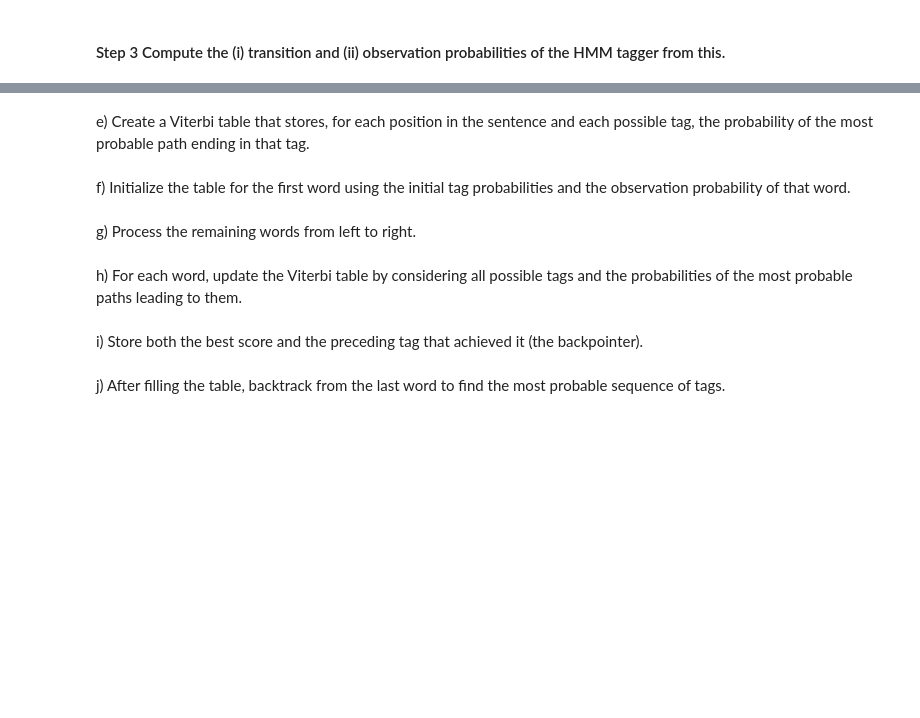
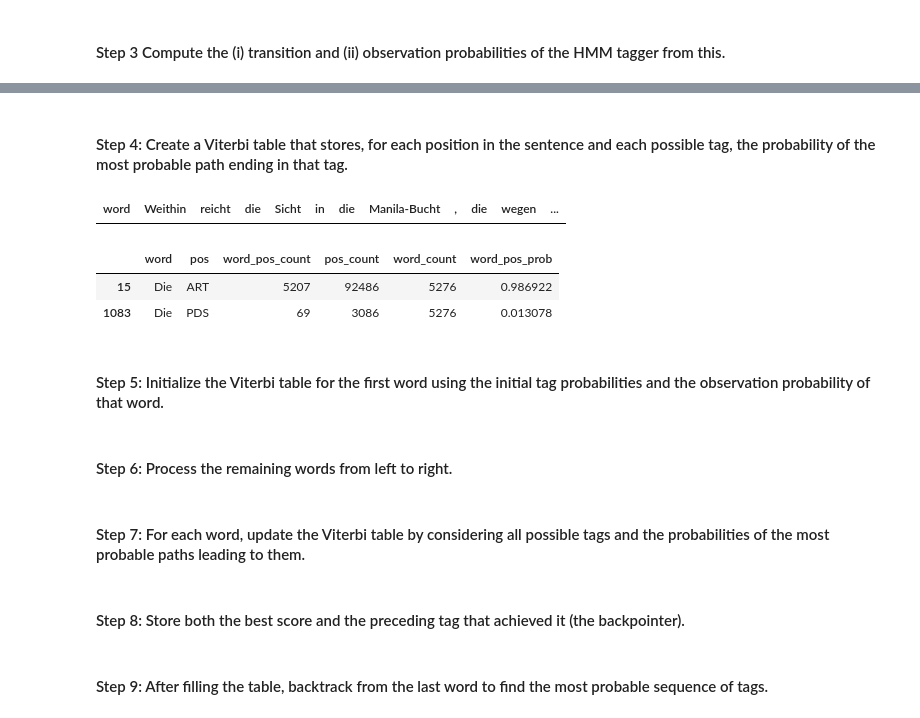
Before and after one commit to FritzSavira/NLPROC-ALV-B, a Jupyter notebook: assignment-03/assignment-03-Task-2ab.ipynb, the cells around one changed output, grey strips where cells are left out. Saved outputs shown, nothing was run; the diff lists cells and outputs as text; code cells hidden in the pictures; blank space fills up the shorter version.

```diff
--- a/assignment-03/assignment-03-Task-2ab.ipynb
+++ b/assignment-03/assignment-03-Task-2ab.ipynb
@@ -312,15 +329,24 @@ d) Then implement the Viterbi algorithm so you can decode a test sentence.
 # %% [markdown]
-e) Create a Viterbi table
-that stores, for each position in the sentence and each possible tag, the probability of the most
-probable path ending in that tag.
+#### Step 4: Create a Viterbi table that stores, for each position in the sentence and each possible tag, the probability of the most probable path ending in that tag.
-# %% [markdown]
-f) Initialize the table for the first word using the initial tag probabilities and the observation probability of that word.
-# %% [markdown]
-g) Process the remaining words from left to right.
+# %%
+viterbi = pd.DataFrame(columns=sentc)
+viterbi
+# %% [output]
+| word | Weithin | reicht | die | Sicht | in | die | Manila-Bucht | , | die | wegen | ... |
+# %%
+train_word_pos_count[train_word_pos_count["word"] == "Die"]
+# %% [output]
+|  | word | pos | word_pos_count | pos_count | word_count | word_pos_prob |
+| 15 | Die | ART | 5207 | 92486 | 5276 | 0.986922 |
+| 1083 | Die | PDS | 69 | 3086 | 5276 | 0.013078 |
+# %% [markdown]
+#### Step 5: Initialize the Viterbi table for the first word using the initial tag probabilities and the observation probability of that word.
+# %% [markdown]
+#### Step 6: Process the remaining words from left to right.
 # %% [markdown]
-h) For each word, update the Viterbi table by considering all possible tags and the probabilities of the most probable paths leading to them.
+#### Step 7: For each word, update the Viterbi table by considering all possible tags and the probabilities of the most probable paths leading to them.
 # %% [markdown]
-i) Store both the best score and the preceding tag that achieved it (the backpointer).
+#### Step 8: Store both the best score and the preceding tag that achieved it (the backpointer).
 # %% [markdown]
-j) After filling the table, backtrack from the last word to find the most probable sequence of tags.
+#### Step 9: After filling the table, backtrack from the last word to find the most probable sequence of tags.
 # %% [markdown]
```
Also changed, not shown: parts of 11 cells of this notebook.
